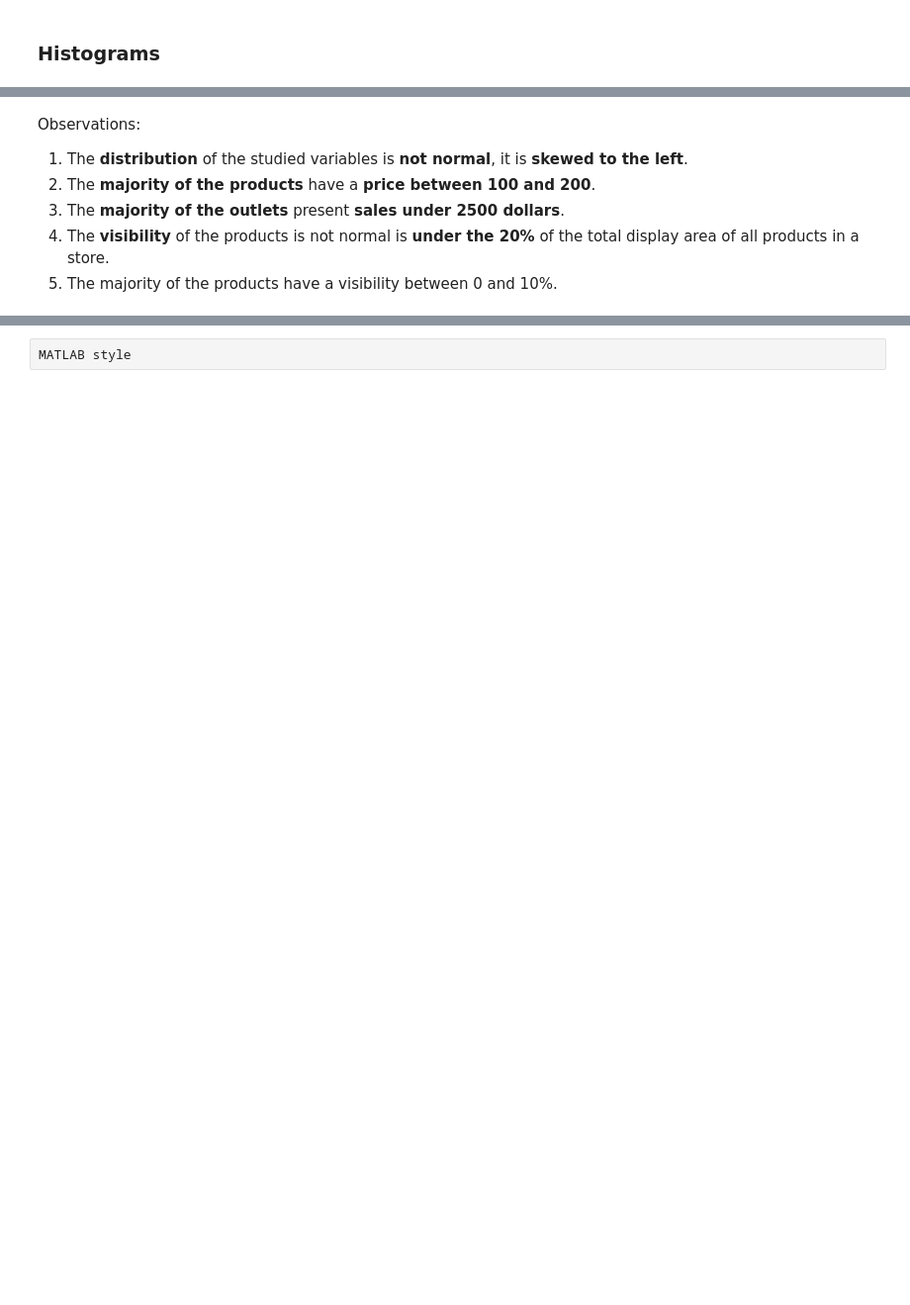
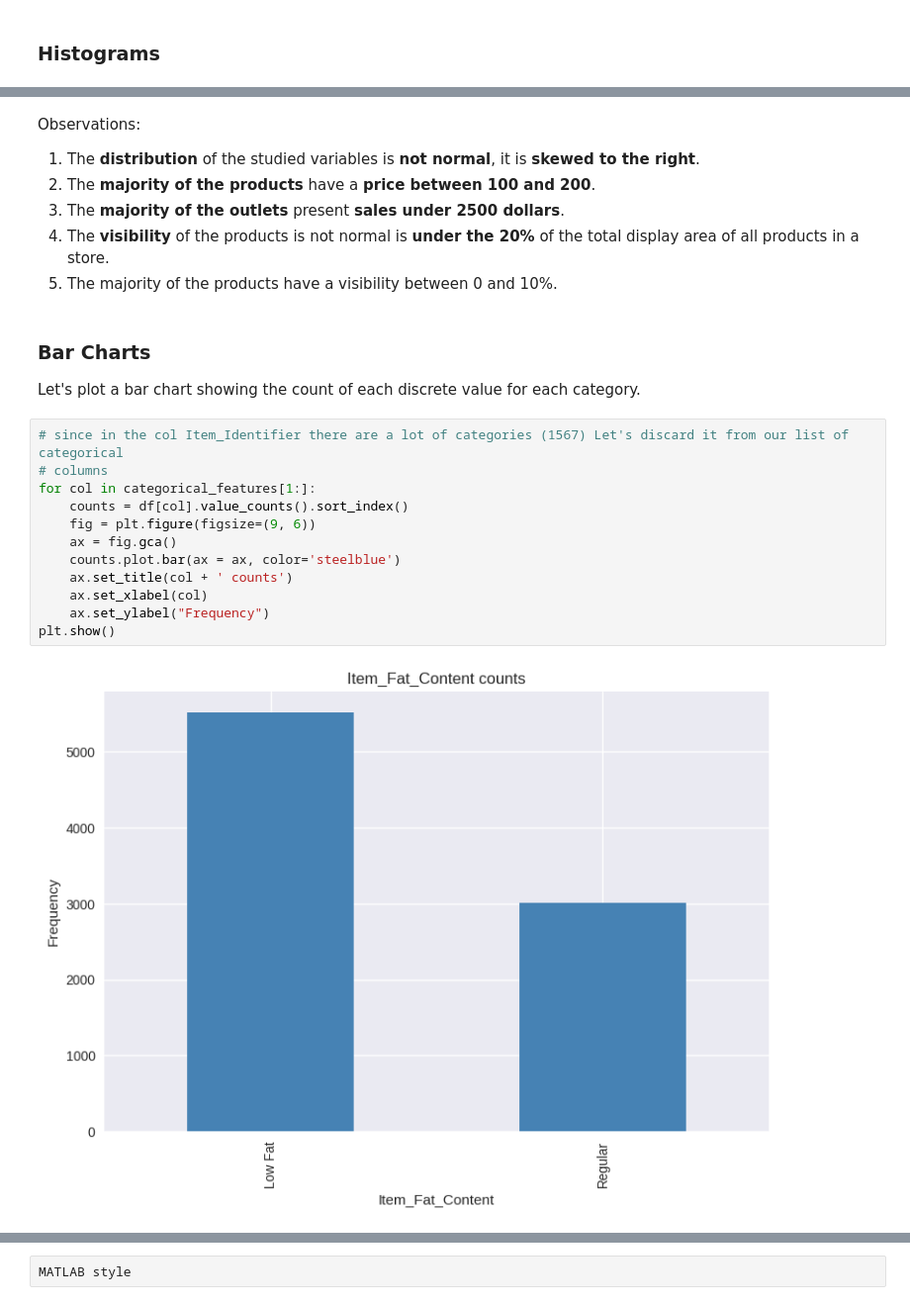
Before and after one commit to YeisonAndreyLiCe/food_sales_prediction, a Jupyter notebook: food_sales_forecast.ipynb, the cells around one changed output, grey strips where cells are left out. Shown at 99% size. Drawn from its saved outputs; the diff is of its cells as text; blank space fills up the shorter version.

```diff
--- a/food_sales_forecast.ipynb
+++ b/food_sales_forecast.ipynb
@@ -353,7 +390,24 @@ for n in range(0,len(axs)):
 # %% [markdown]
 Observations:
-1. The **distribution** of the studied variables is **not normal**, it is **skewed to the left**.
+1. The **distribution** of the studied variables is **not normal**, it is **skewed to the right**.
 2. The **majority of the products** have a **price between 100 and 200**.
 3. The **majority of the outlets** present **sales under 2500 dollars**.
 4. The **visibility** of the products is not normal is **under the 20%** of the total display area of all products in a store.
 5. The majority of the products have a visibility between 0 and 10%.
+# %% [markdown]
+### Bar Charts
+Let's plot a bar chart showing the count of each discrete value for each category.
+# %%
+# since in the col Item_Identifier there are a lot of categories (1567) Let's discard it from our list of categorical
+# columns
+for col in categorical_features[1:]:
+    counts = df[col].value_counts().sort_index()
+    fig = plt.figure(figsize=(9, 6))
+    ax = fig.gca()
+    counts.plot.bar(ax = ax, color='steelblue')
+    ax.set_title(col + ' counts')
+    ax.set_xlabel(col)
+    ax.set_ylabel("Frequency")
+plt.show()
+# %% [output]
+[figure, added]
```
Also changed, not shown: parts of 26 cells of this notebook.
